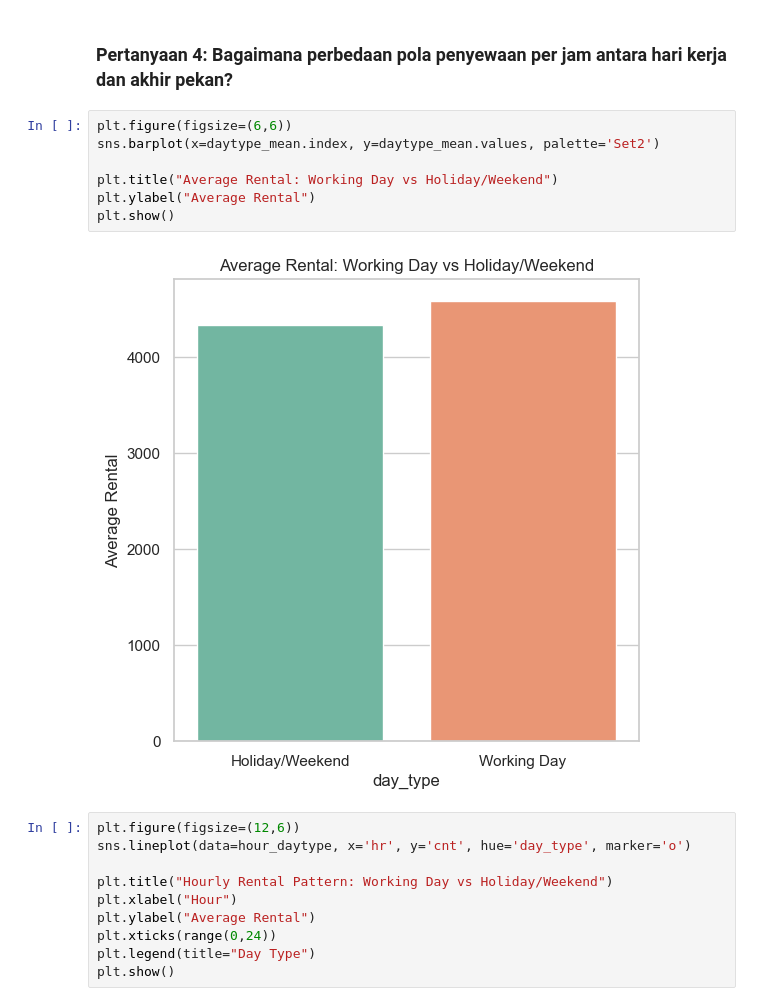
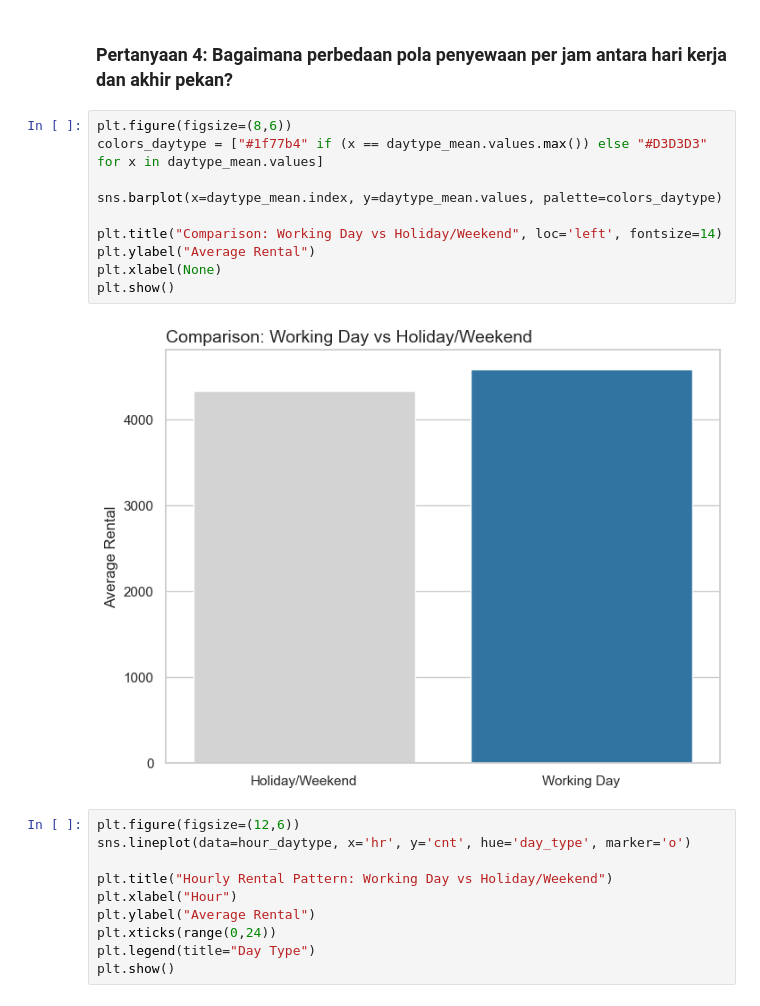
Before and after one commit to AdityaGimas/AnalisisDataBikeSharing, a Jupyter notebook: notebook.ipynb, the cells around one changed output. Drawn from its saved outputs; the diff is of its cells as text.

```diff
--- a/notebook.ipynb
+++ b/notebook.ipynb
@@ -685,14 +691,17 @@ Kesimpulannya, jam dengan rata-rata penyewaan tertinggi terjadi pada pukul 17.00
 # %% [markdown]
 ### Pertanyaan 4: Bagaimana perbedaan pola penyewaan per jam antara hari kerja dan akhir pekan?
 # %%
-plt.figure(figsize=(6,6))
-sns.barplot(x=daytype_mean.index, y=daytype_mean.values, palette='Set2')
+plt.figure(figsize=(8,6))
+colors_daytype = ["#1f77b4" if (x == daytype_mean.values.max()) else "#D3D3D3" for x in daytype_mean.values]
 
-plt.title("Average Rental: Working Day vs Holiday/Weekend")
+sns.barplot(x=daytype_mean.index, y=daytype_mean.values, palette=colors_daytype)
+
+plt.title("Comparison: Working Day vs Holiday/Weekend", loc='left', fontsize=14)
 plt.ylabel("Average Rental")
+plt.xlabel(None)
 plt.show()
 # %% [output]
-[figure, old version]
+[figure, new version]
 # %%
 plt.figure(figsize=(12,6))
 sns.lineplot(data=hour_daytype, x='hr', y='cnt', hue='day_type', marker='o')
```
Also changed, not shown: parts of 3 cells of this notebook, 2 other files.
